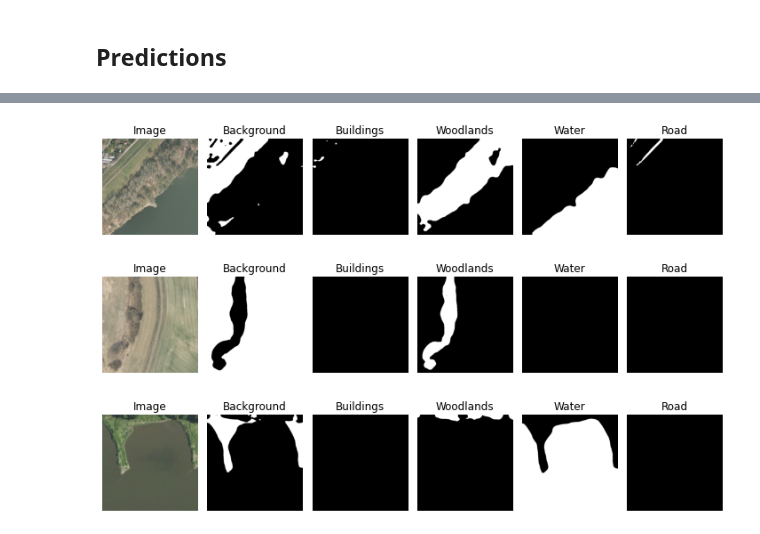
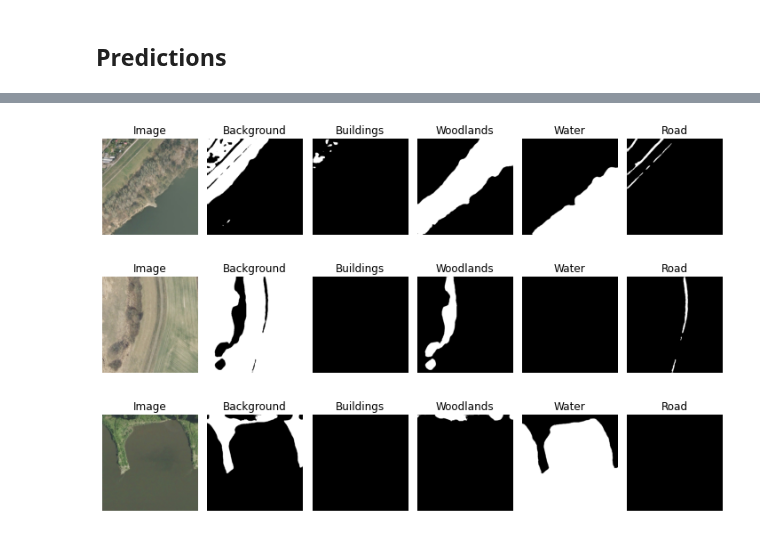
Before and after one commit to biasvariancelabs/aitlas, a Jupyter notebook: examples/semantic_segmentation_example_landcover_ai.ipynb, the cells around one changed output, grey strips where cells are left out. Drawn from its saved outputs; the diff is of its cells as text; code cells hidden in the pictures.

```diff
--- a/examples/semantic_segmentation_example_landcover_ai.ipynb
+++ b/examples/semantic_segmentation_example_landcover_ai.ipynb
@@ -88,19 +128,19 @@ NotebookApp.rate_limit_window=3.0 (secs)
 test_dataset_config = {
     "batch_size": 4,
     "shuffle": False,
-    "num_workers": 4,
-    "data_dir": "/media/ssd/landcover_ai/output",
-    "csv_file": "/media/ssd/landcover_ai/test.txt",
-    "transforms": ["aitlas.transforms.MinMaxNormTransponse"],
-    "target_transforms": ["aitlas.transforms.Transponse"]
+    "data_dir": "../data/landcoverai/output",
+    "csv_file": "../data/landcoverai/test.txt",
+    "transforms": ["aitlas.transforms.MinMaxNormTranspose"],
+    "target_transforms": ["aitlas.transforms.Transpose"]
 }
 
 test_dataset = LandCoverAiDataset(test_dataset_config)
 len(test_dataset)
 
-model = DeepLabV3(model_config)
+model = Unet(model_config)
 model.prepare()
-model_path = "/media/ssd/landcover_ai/experiments/checkpoint.pth.tar"
+model.running_metrics.reset()
+model_path = "./experiments/landcoverai/checkpoint.pth.tar"
 model.evaluate(dataset=test_dataset, model_path=model_path)
-model.running_metrics.get_scores(["iou"])
+model.running_metrics.get_scores(model.metrics)
 # %% [output]
@@ -115,18 +152,18 @@ model.running_metrics.get_scores(["iou"])
 # %% [markdown]
 ## Predictions
 # %%
-model_path = "/media/ssd/landcover_ai/experiments/checkpoint.pth.tar"
+model_path = "./experiments/landcoverai/checkpoint.pth.tar"
 #labels = LandCoverAiDataset.labels
 labels = ["Background", "Buildings", "Woodlands", "Water", "Road"]
-transform = MinMaxNormTransponse()
+transform = MinMaxNormTranspose()
 model.load_model(model_path)
 
-image = image_loader('/media/ssd/landcover_ai/output/N-34-97-C-b-1-2_61.jpg')
+image = image_loader('../data/landcoverai/output/N-34-97-C-b-1-2_61.jpg')
 fig = model.predict_masks(image, labels, transform)
 
-image = image_loader('/media/ssd/landcover_ai/output/M-33-48-A-c-4-4_49.jpg')
+image = image_loader('../data/landcoverai/output/M-33-48-A-c-4-4_49.jpg')
 fig = model.predict_masks(image, labels, transform)
 
-image = image_loader('/media/ssd/landcover_ai/output/N-33-139-C-d-2-2_159.jpg')
+image = image_loader('../data/landcoverai/output/N-33-139-C-d-2-2_159.jpg')
 fig = model.predict_masks(image, labels, transform)
 # %% [output]
@@ -135,3 +172,3 @@ fig = model.predict_masks(image, labels, transform)
-[figure, old version]
+[figure, new version]
-[figure, old version]
+[figure, new version]
-[figure, old version]
+[figure, new version]
```
Also changed, not shown: parts of 10 cells of this notebook.
